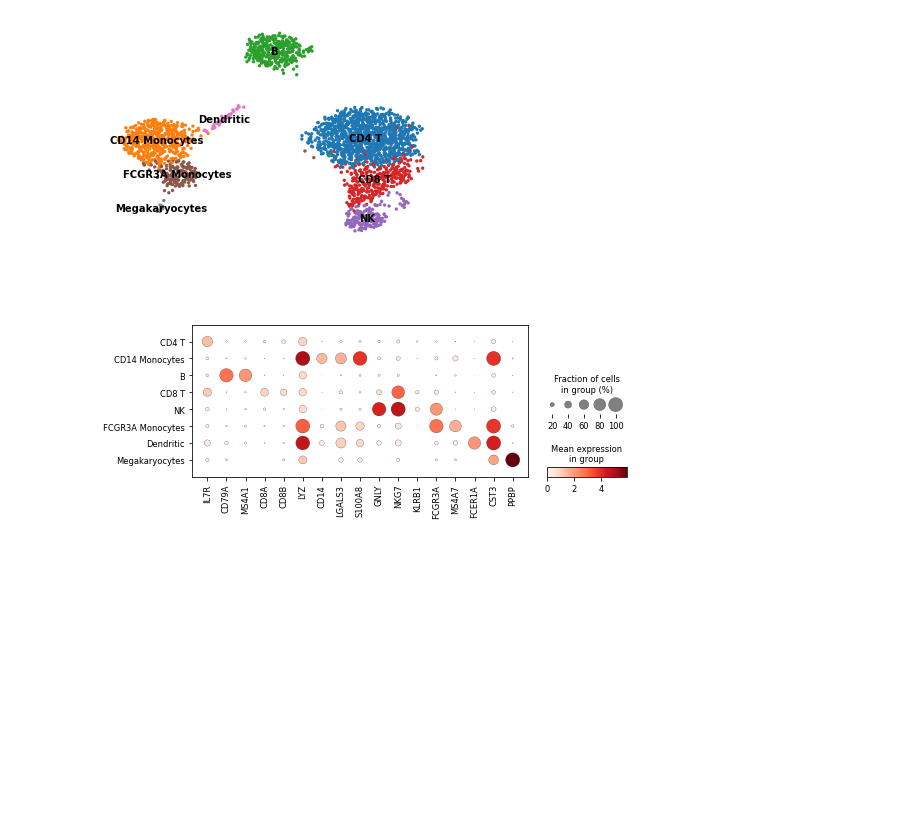
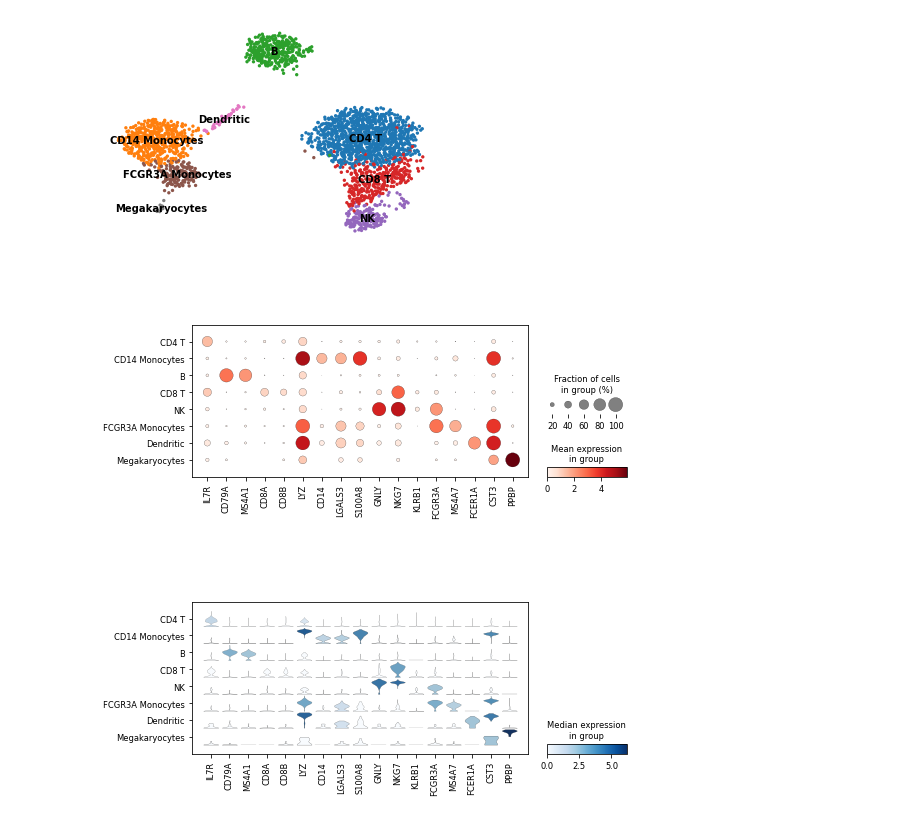
Before and after one commit to danobohud/scanpy, a Jupyter notebook: 10X_PMBC3K_find_markers.ipynb, the cells around one changed output. Saved outputs shown, nothing was run; the diff lists cells and outputs as text; code cells hidden in the pictures; blank space fills up the shorter version.

```diff
--- a/10X_PMBC3K_find_markers.ipynb
+++ b/10X_PMBC3K_find_markers.ipynb
@@ -141,5 +141,7 @@ WARNING: saving figure to file figures/umap.pdf
 # %%
 # Visualise markers
 sc.pl.dotplot(adata, marker_genes, groupby='leiden')
+sc.pl.stacked_violin(adata, marker_genes, groupby='leiden', rotation=90)
 # %% [output]
 [figure]
+[figure, added]
```
Also changed, not shown: parts of 1 cell of this notebook, 4 other files.
